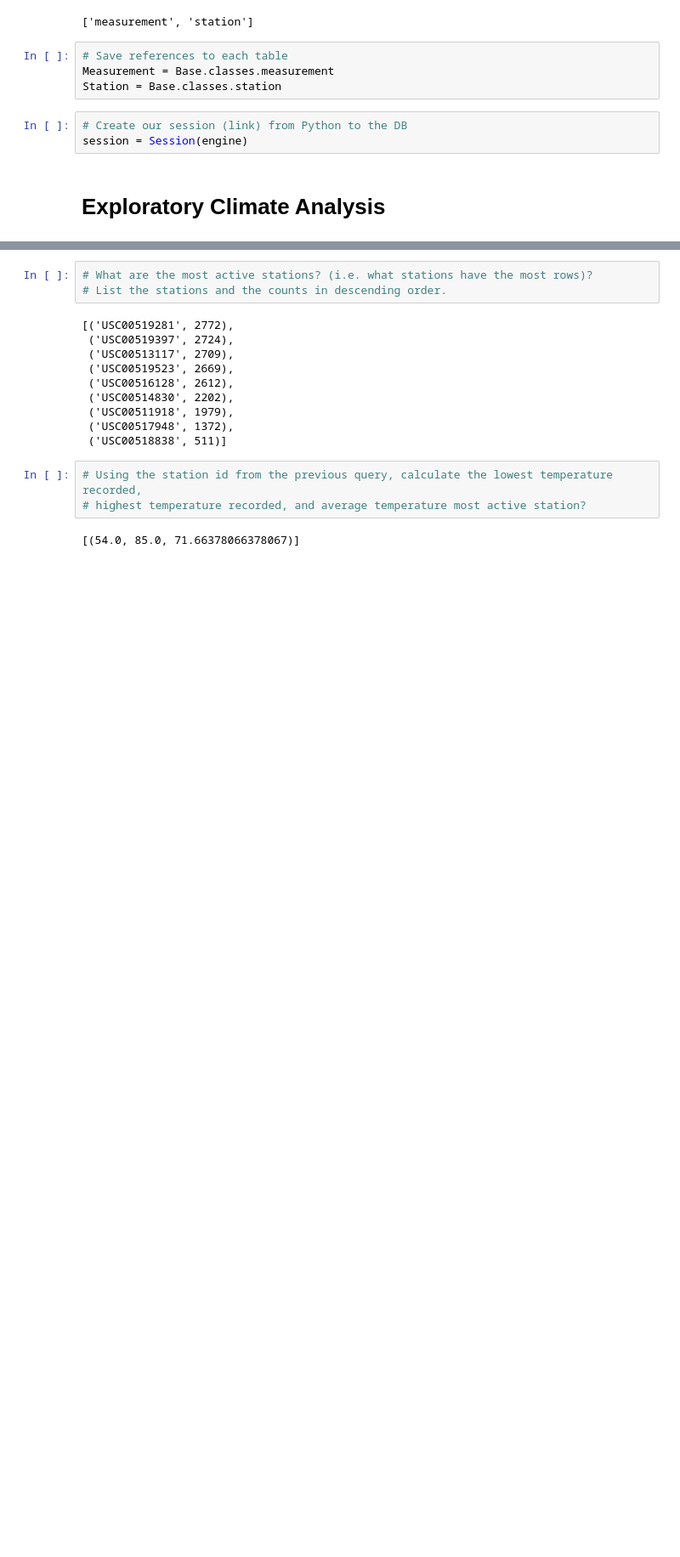
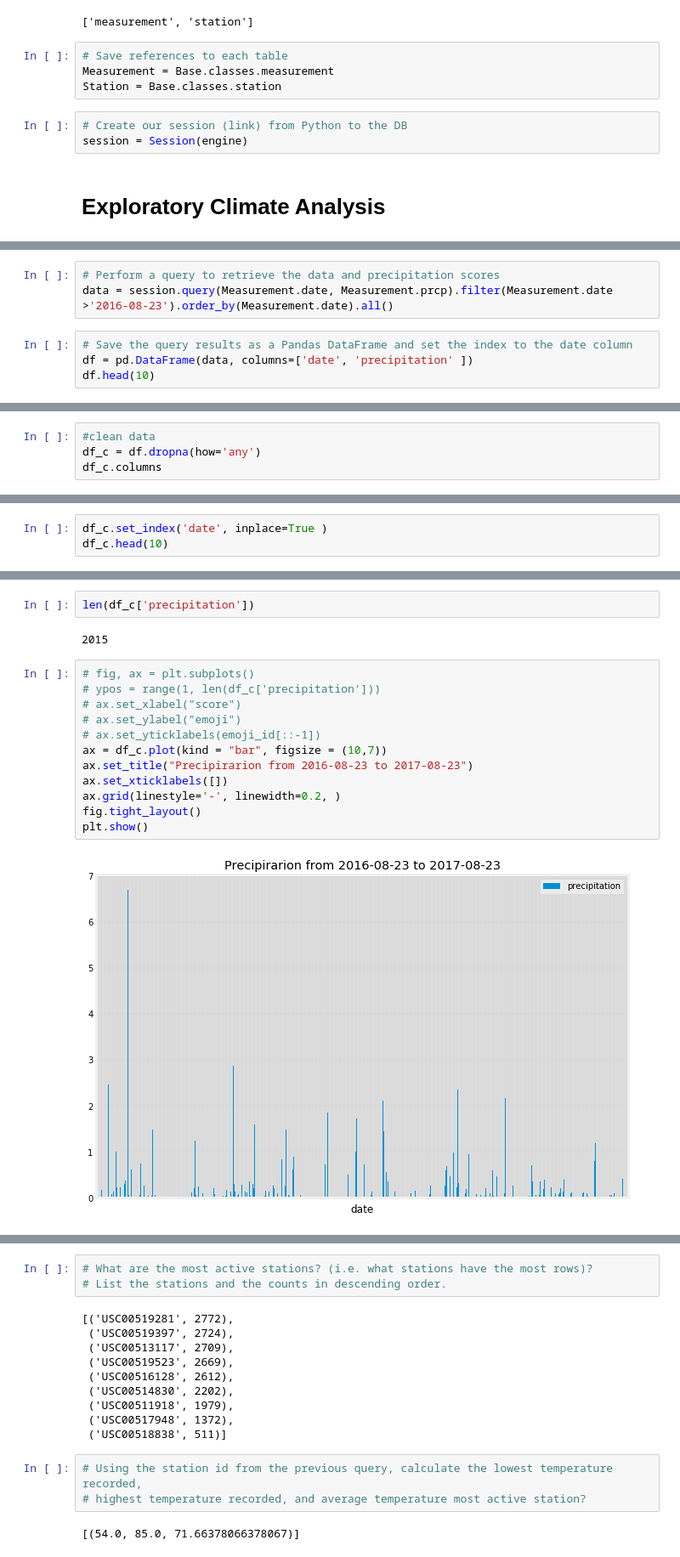
Before and after one commit to SmirnovaAlina/Data_Storage_and_Retrieval, a Jupyter notebook: climate_starter.ipynb, the cells around one changed output, grey strips where cells are left out. Shown: that part at 85% size. Drawn from its saved outputs; the diff is of its cells as text; blank space fills up the shorter version.

Commit message:
Design a query, load result in DataFrame, Plot

```diff
--- a/climate_starter.ipynb
+++ b/climate_starter.ipynb
@@ -85,0 +74,7 @@ for date in first_row:
+# %%
+# Perform a query to retrieve the data and precipitation scores
+data = session.query(Measurement.date, Measurement.prcp).filter(Measurement.date >'2016-08-23').order_by(Measurement.date).all()
+# %%
+# Save the query results as a Pandas DataFrame and set the index to the date column
+df = pd.DataFrame(data, columns=['date', 'precipitation' ])
+df.head(10)
@@ -85,0 +97,4 @@ for date in first_row:
+# %%
+#clean data
+df_c = df.dropna(how='any')
+df_c.columns
@@ -85,0 +103,3 @@ for date in first_row:
+# %%
+df_c.set_index('date', inplace=True )
+df_c.head(10)
@@ -86,2 +119,20 @@ for date in first_row:
+# %%
+len(df_c['precipitation'])
+# %% [output]
+2015
+# %%
+# fig, ax = plt.subplots()
+# ypos = range(1, len(df_c['precipitation']))
+# ax.set_xlabel("score")
+# ax.set_ylabel("emoji")
+# ax.set_yticklabels(emoji_id[::-1])
+ax = df_c.plot(kind = "bar", figsize = (10,7))
+ax.set_title("Precipirarion from 2016-08-23 to 2017-08-23")
+ax.set_xticklabels([])
+ax.grid(linestyle='-', linewidth=0.2, )
+fig.tight_layout()
+plt.show()
+# %% [output]
+[figure, added]
 # %%
 # Use Pandas to calcualte the summary statistics for the precipitation data
```
Also changed, not shown: parts of 11 cells of this notebook, 1 other file.
